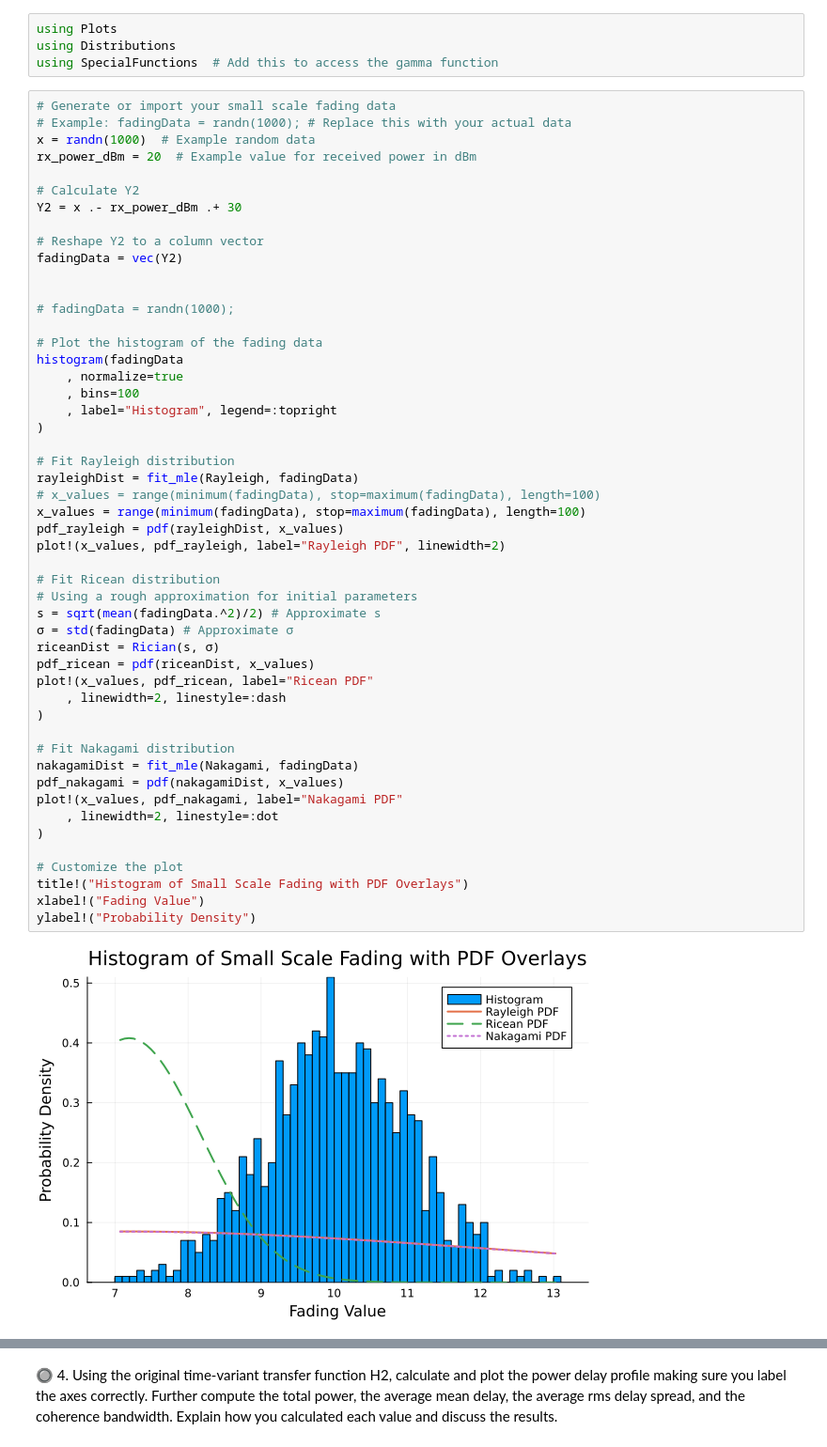
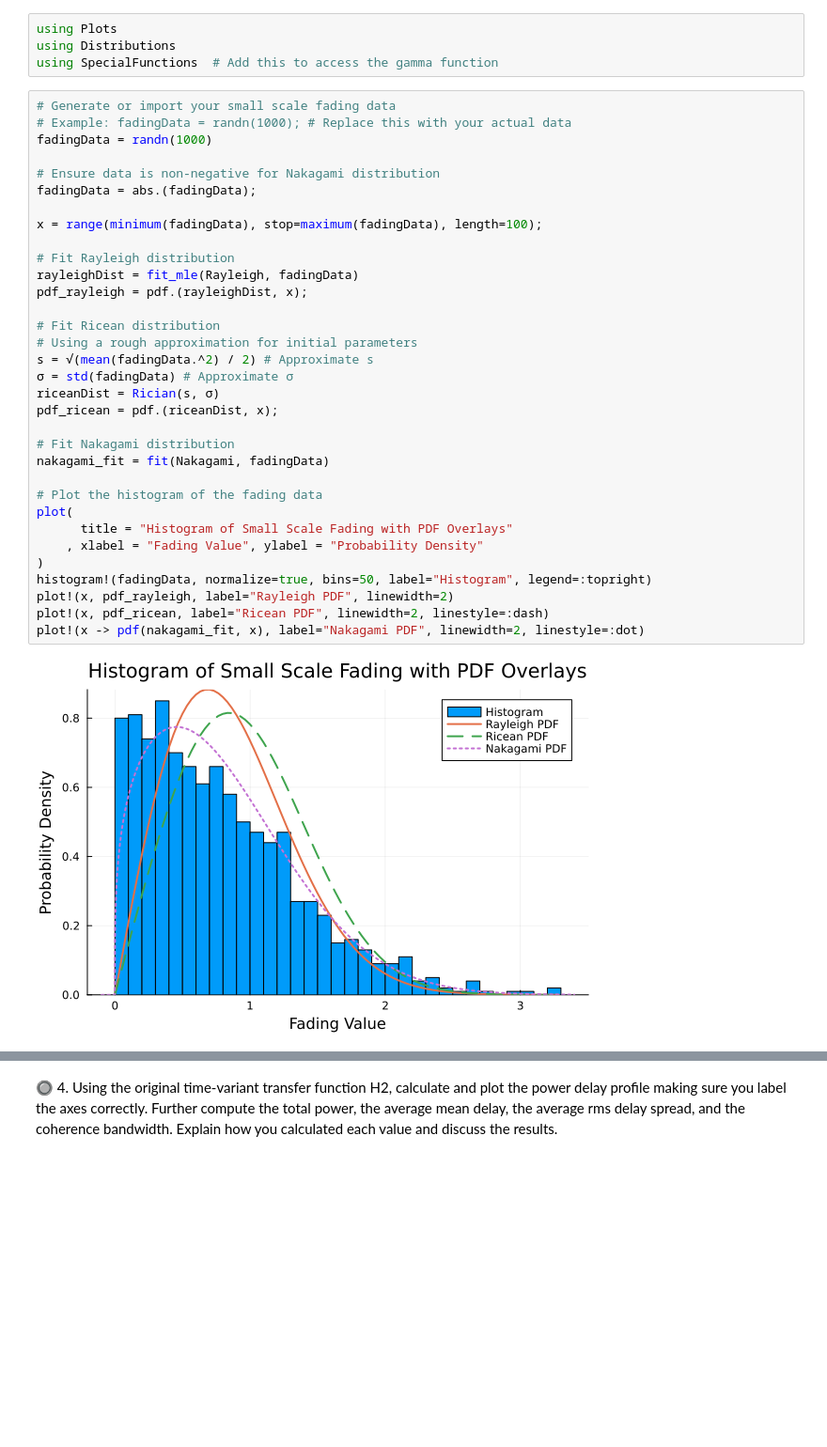
Before and after one commit to setrar/RADIO, a Jupyter notebook: Assignements/2/REPORT.ipynb, the cells around one changed output, grey strips where cells are left out. Shown at 94% size. Drawn from its saved outputs; the diff is of its cells as text; blank space fills up the shorter version.

```diff
--- a/Assignements/2/REPORT.ipynb
+++ b/Assignements/2/REPORT.ipynb
@@ -93,52 +102,35 @@ using SpecialFunctions  # Add this to access the gamma function
 # %%
 # Generate or import your small scale fading data
 # Example: fadingData = randn(1000); # Replace this with your actual data
-x = randn(1000)  # Example random data
-rx_power_dBm = 20  # Example value for received power in dBm
+fadingData = randn(1000)
 
-# Calculate Y2
-Y2 = x .- rx_power_dBm .+ 30
+# Ensure data is non-negative for Nakagami distribution
+fadingData = abs.(fadingData);
 
-# Reshape Y2 to a column vector
-fadingData = vec(Y2)
-
-
-# fadingData = randn(1000);
-
-# Plot the histogram of the fading data
-histogram(fadingData
-    , normalize=true
-    , bins=100
-    , label="Histogram", legend=:topright
-)
+x = range(minimum(fadingData), stop=maximum(fadingData), length=100);
 
 # Fit Rayleigh distribution
 rayleighDist = fit_mle(Rayleigh, fadingData)
-# x_values = range(minimum(fadingData), stop=maximum(fadingData), length=100)
-x_values = range(minimum(fadingData), stop=maximum(fadingData), length=100)
-pdf_rayleigh = pdf(rayleighDist, x_values)
-plot!(x_values, pdf_rayleigh, label="Rayleigh PDF", linewidth=2)
+pdf_rayleigh = pdf.(rayleighDist, x);
 
 # Fit Ricean distribution
 # Using a rough approximation for initial parameters
-s = sqrt(mean(fadingData.^2)/2) # Approximate s
+s = √(mean(fadingData.^2) / 2) # Approximate s
 σ = std(fadingData) # Approximate σ
 riceanDist = Rician(s, σ)
-pdf_ricean = pdf(riceanDist, x_values)
-plot!(x_values, pdf_ricean, label="Ricean PDF"
-    , linewidth=2, linestyle=:dash
-)
+pdf_ricean = pdf.(riceanDist, x);
 
 # Fit Nakagami distribution
-nakagamiDist = fit_mle(Nakagami, fadingData)
-pdf_nakagami = pdf(nakagamiDist, x_values)
-plot!(x_values, pdf_nakagami, label="Nakagami PDF"
-    , linewidth=2, linestyle=:dot
+nakagami_fit = fit(Nakagami, fadingData)
+
+# Plot the histogram of the fading data
+plot(
+      title = "Histogram of Small Scale Fading with PDF Overlays"
+    , xlabel = "Fading Value", ylabel = "Probability Density"
 )
-
-# Customize the plot
-title!("Histogram of Small Scale Fading with PDF Overlays")
-xlabel!("Fading Value")
-ylabel!("Probability Density")
+histogram!(fadingData, normalize=true, bins=50, label="Histogram", legend=:topright)
+plot!(x, pdf_rayleigh, label="Rayleigh PDF", linewidth=2)
+plot!(x, pdf_ricean, label="Ricean PDF", linewidth=2, linestyle=:dash)
+plot!(x -> pdf(nakagami_fit, x), label="Nakagami PDF", linewidth=2, linestyle=:dot)
 # %% [output]
-[figure, old version]
+[figure, new version]
```
Also changed, not shown: parts of 23 cells of this notebook.
